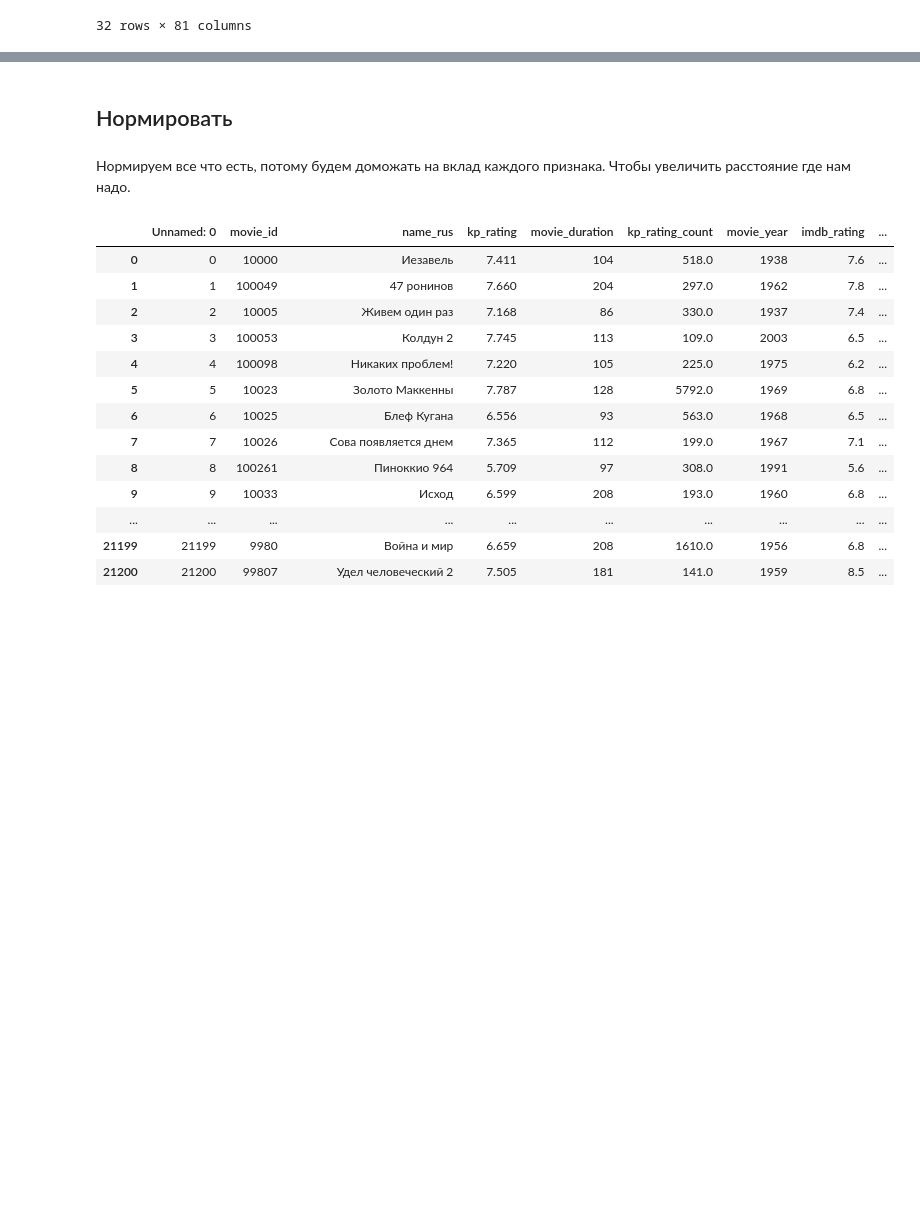
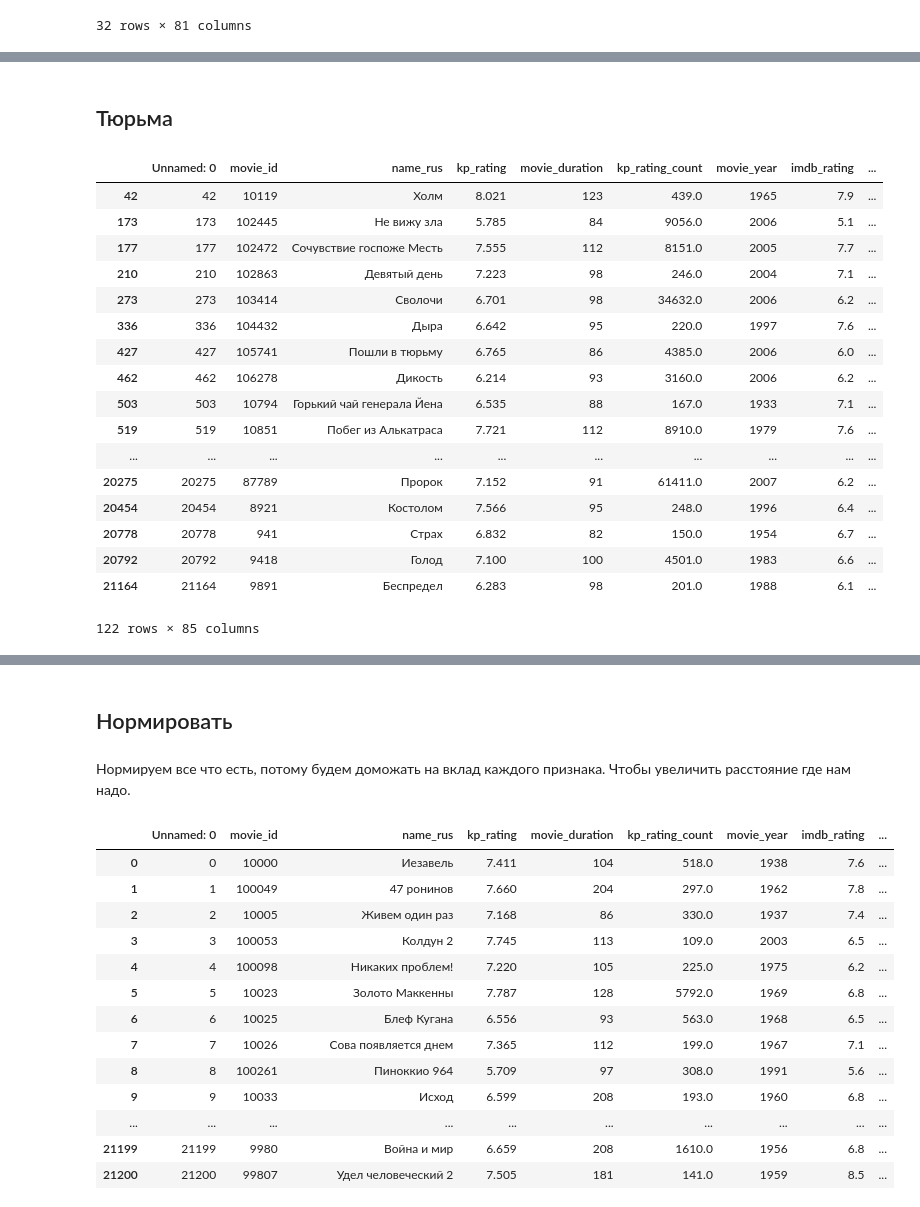
Before and after one commit to kandrewkov/Movie-Recommendations, a Jupyter notebook: preproc_data.ipynb, the cells around one changed output, grey strips where cells are left out. Cells and saved outputs as stored; diff of their text form; code cells hidden in the pictures; blank space fills up the shorter version.

```diff
--- a/preproc_data.ipynb
+++ b/preproc_data.ipynb
@@ -756,0 +874,39 @@ Batman: The Movie
+# %% [markdown]
+## Тюрьма
+# %%
+movies['Тюрьма'] = np.zeros(len(movies))
+
+with open("data/Тюрьма.txt") as films:
+    set_of_collections = set([])
+    for film in films.readlines():
+        film = film.rstrip()
+        if len(film) == 1:
+            continue
+        film = film.rstrip()
+        if '(фильм' in film:
+            film = film[:film.find('(фильм')-1]
+        set_of_collections.add(film)
+
+for ind, name in enumerate(movies['name_rus']):
+    if name in set_of_collections:
+        movies.loc[ind, 'Тюрьма'] = 1
+movies[movies['Тюрьма'] == 1]
+# %% [output]
+|  | Unnamed: 0 | movie_id | name_rus | kp_rating | movie_duration | kp_rating_count | movie_year | imdb_rating | ... |
+| 42 | 42 | 10119 | Холм | 8.021 | 123 | 439.0 | 1965 | 7.9 | ... |
+| 173 | 173 | 102445 | Не вижу зла | 5.785 | 84 | 9056.0 | 2006 | 5.1 | ... |
+| 177 | 177 | 102472 | Сочувствие госпоже Месть | 7.555 | 112 | 8151.0 | 2005 | 7.7 | ... |
+| 210 | 210 | 102863 | Девятый день | 7.223 | 98 | 246.0 | 2004 | 7.1 | ... |
+| 273 | 273 | 103414 | Сволочи | 6.701 | 98 | 34632.0 | 2006 | 6.2 | ... |
+| 336 | 336 | 104432 | Дыра | 6.642 | 95 | 220.0 | 1997 | 7.6 | ... |
+| 427 | 427 | 105741 | Пошли в тюрьму | 6.765 | 86 | 4385.0 | 2006 | 6.0 | ... |
+| 462 | 462 | 106278 | Дикость | 6.214 | 93 | 3160.0 | 2006 | 6.2 | ... |
+| 503 | 503 | 10794 | Горький чай генерала Йена | 6.535 | 88 | 167.0 | 1933 | 7.1 | ... |
+| 519 | 519 | 10851 | Побег из Алькатраса | 7.721 | 112 | 8910.0 | 1979 | 7.6 | ... |
+| ... | ... | ... | ... | ... | ... | ... | ... | ... | ... |
+| 20275 | 20275 | 87789 | Пророк | 7.152 | 91 | 61411.0 | 2007 | 6.2 | ... |
+| 20454 | 20454 | 8921 | Костолом | 7.566 | 95 | 248.0 | 1996 | 6.4 | ... |
+| 20778 | 20778 | 941 | Страх | 6.832 | 82 | 150.0 | 1954 | 6.7 | ... |
+| 20792 | 20792 | 9418 | Голод | 7.100 | 100 | 4501.0 | 1983 | 6.6 | ... |
+| 21164 | 21164 | 9891 | Беспредел | 6.283 | 98 | 201.0 | 1988 | 6.1 | ... |
+122 rows × 85 columns
```
Also changed, not shown: parts of 23 cells of this notebook, 1 other file.
